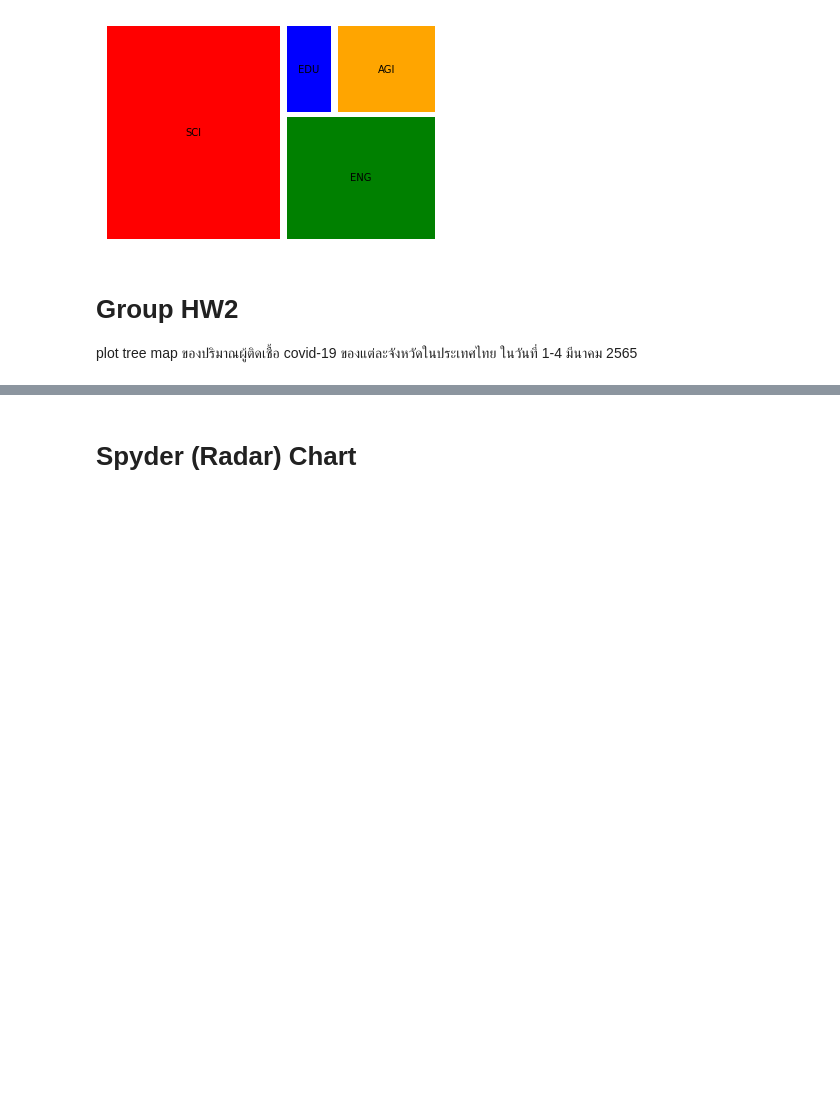
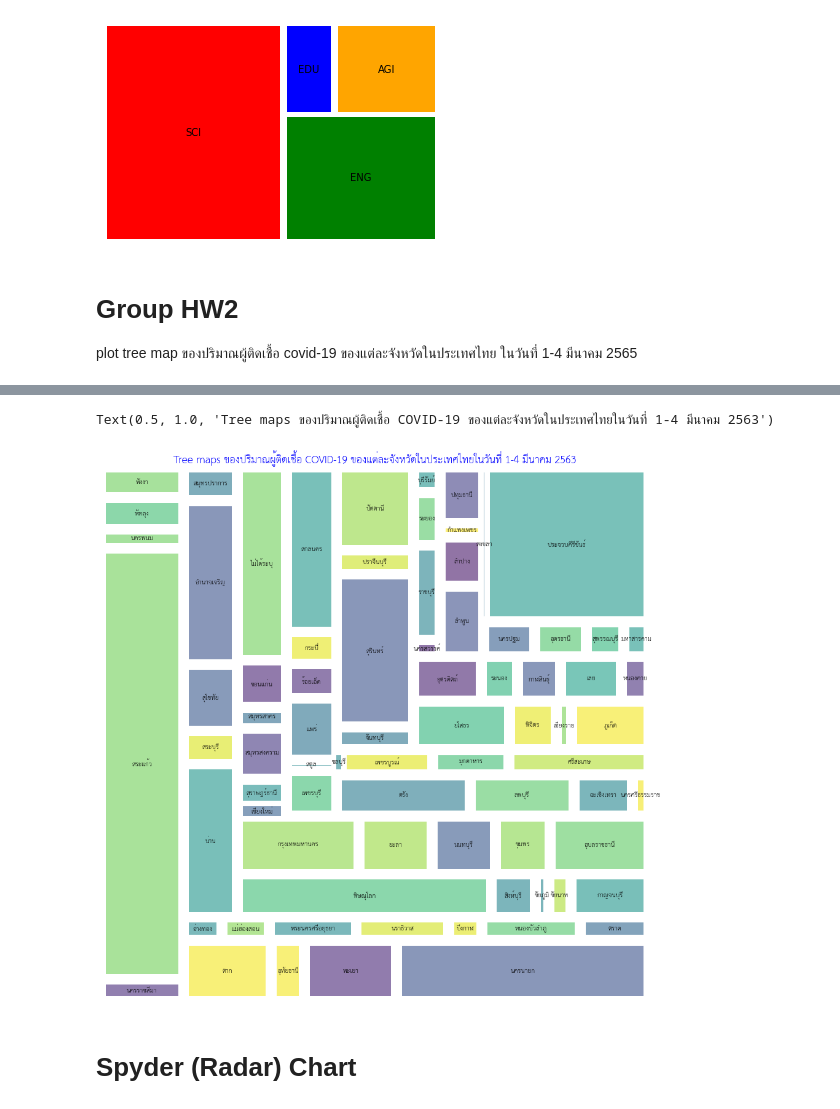
Before and after one commit to suwitchaya17/data_viz_2022, a Jupyter notebook: DataViz04_Data_Comparison.ipynb, the cells around one changed output, grey strips where cells are left out. Cells and saved outputs as stored; diff of their text form; code cells hidden in the pictures; blank space fills up the shorter version.

Commit message:
Tree Map and Spyder and HW. ล่าสุด

```diff
--- a/DataViz04_Data_Comparison.ipynb
+++ b/DataViz04_Data_Comparison.ipynb
@@ -427,0 +586,3 @@ plot tree map ของปริมาณผู้ติดเชื้อ covid
+# %%
+data_HW2_G = j_data.replace({ 'กรุงเทพมหานคร.': 'กรุงเทพมหานคร', 'กำแพงเพชร\xa0': 'กำแพงเพชร',  'ขานุวรลักษณ์บุรี': 'ไม่ได้ระบุ',  'ชลบุรี\xa0': 'ชลบุรี',  'ตราด\xa0': 'ตราด',  'นครปฐม\xa0': 'นครปฐม',  'นครยายก': 'นครนายก',  'นครราชศรีมา': 'นครราชสีมา',  'นครราชสีมา\xa0': 'นครราชสีมา',  'นครสวรรค์\xa0': 'นครสวรรค์',  'นอกเขต':'ไม่ได้ระบุ',  'บุรีรัมย์\xa0':'บุรีรัมย์', 'ปทุมธานี\xa0': 'ปทุมธานี', 'ปธุมธานี': 'ปทุมธานี', 'ปัตตนรี': 'ปัตตานี', 'พิษณุโลก\xa0': 'พิษณุโลก', 'ลพบุรี\xa0':'ลพบุรี', 'สมุทรปราการ\xa0': 'สมุทรปราการ',  'สมุทสาคร': 'สมุทรสาคร', 'สุราษฏร์ธานี': 'สุราษฎร์ธานี', 'สุโขทัย\xa0': 'สุโขทัย', 'อยุทธยา': 'พระนครศรีอยุธยา', 'อยุธยา':'พระนครศรีอยุธยา', 'อุดรธานี\xa0':'อุดรธานี', 'อุบลราชธานี\xa0':'อุบลราชธานี', 'เชิงเทรา':'ฉะเชิงเทรา', 'อุตรดิตถ์์':'อุตรดิตถ์', 'เพชรบูรณ์\xa0':'เพชรบูรณ์' }) # สร้างตัวแปร data_HW2_G ใช้คำสั่ง replace โดยแทนชื่อจังหวัดให้ถูกต้องที่เป็นชื่อภาษาไทย
+data_HW2_G #แสดงผลที่เป็นคำสั่งแทนที่
@@ -427,0 +603,3 @@ plot tree map ของปริมาณผู้ติดเชื้อ covid
+# %%
+HW2 = set(data_HW2_G['province_of_onset'] ) # ใช้ set เพื่อดูค่าของตาราง j_data ในคอลัมน์ province of onset อีกครั้ง
+HW2 # แสดงผล
@@ -427,0 +624,3 @@ plot tree map ของปริมาณผู้ติดเชื้อ covid
+# %%
+HW2_G = data_HW2_G.groupby('province_of_onset').count() #สร้างตัวแปร HW2_G มารับข้อมูล ที่data_HW2_G ใช้คำสั่ง groupby ตามคอลัมน์ province_of_onset และนับจำนวน
+HW2_G # แสดงผล
@@ -428,3 +663,14 @@ plot tree map ของปริมาณผู้ติดเชื้อ covid
+# %%
+plt.subplots(figsize=(16,16)) # สร้างตารางขนาด 16,16
+data = HW2 #ให้ดึงข้อมูลที่เป็นชื่อจังหวัด
+sizes = HW2_G['announce_date'] # แสดงค่าจำนวนคนที่ติด COVID-19
+squarify.plot(sizes,alpha = 0.6, label = data,pad=True) # plot tree maps
+plt.axis('off'); #แยกแต่ละจังหวัดของปริมาณคนติดเชื้อ COVID-19
+title = 'Tree maps ของปริมาณผู้ติดเชื้อ COVID-19 ของแต่ละจังหวัดในประเทศไทยในวันที่ 1-4 มีนาคม 2563' #ตั้งชื่อกราฟ
+plt.title(title,size=16,color='b') # พล็อตชื่อหัวตาราง
+# %% [output]
+Text(0.5, 1.0, 'Tree maps ของปริมาณผู้ติดเชื้อ COVID-19 ของแต่ละจังหวัดในประเทศไทยในวันที่ 1-4 มีนาคม 2563')
+[figure, added]
 # %% [markdown]
 # Spyder (Radar) Chart
 # %%
```
Also changed, not shown: parts of 30 cells of this notebook.
